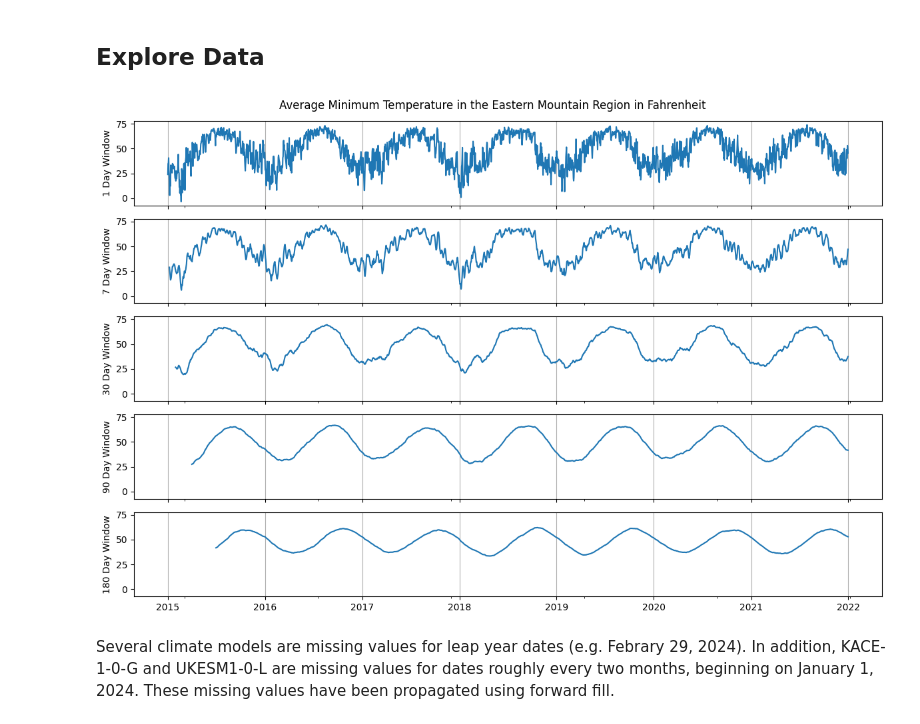
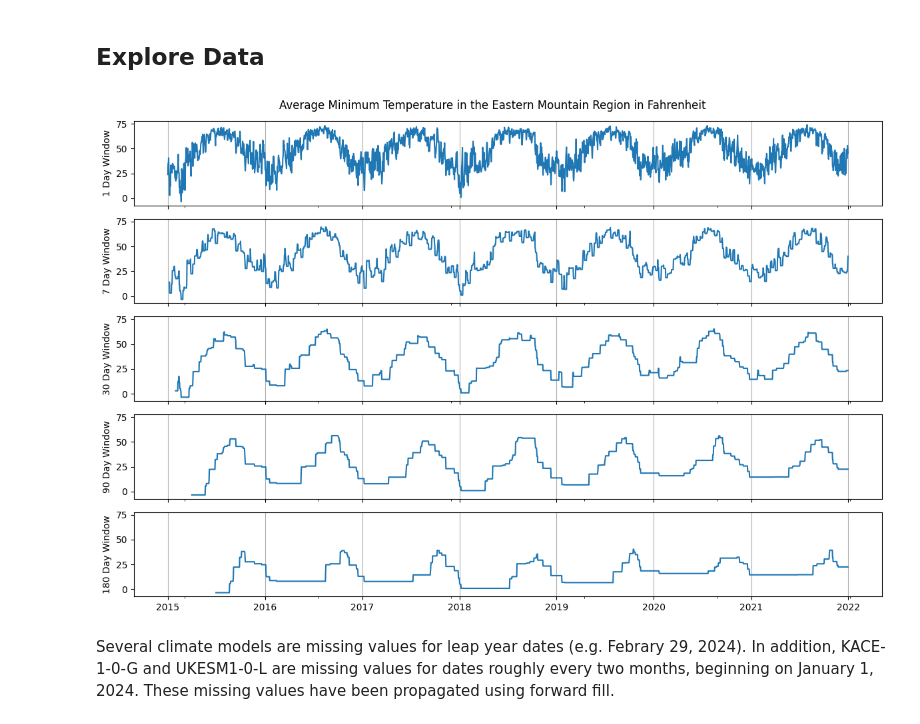
Before and after one commit to FixCarbon/um-mads, a Jupyter notebook: notebooks/train_model.ipynb, the cells around one changed output. Cells and saved outputs as stored; diff of their text form; code cells hidden in the pictures.

```diff
--- a/notebooks/train_model.ipynb
+++ b/notebooks/train_model.ipynb
@@ -334,36 +393,36 @@ data['time'] = pd.to_datetime(data['time'])
 windows = [1, 7, 30, 90, 180]
 
 # Create subplots for each rolling window size
 fig, axs = plt.subplots(
     nrows=len(windows),
     ncols=1,
     figsize=(12, 8),
     sharex=True,
     sharey=True,
     tight_layout=True
 )
 
 # Plot the rolling average for each window size
 for i, window in enumerate(windows):
-    rolling_data = data.set_index('time').rolling(window).mean()
+    rolling_data = data.set_index('time').rolling(window).min()
     rolling_data.plot(ax=axs[i], legend=False)
     axs[i].set_xlabel('')
     axs[i].set_ylabel(f'{window} Day Window')
     axs[i].grid(visible=True, axis='x')
 
 # Set the overall figure title
 fig.suptitle('Average Minimum Temperature in the Eastern Mountain Region in Fahrenheit')
 
 # Center-align the x-axis labels of the last subplot
 axs[-1].tick_params(axis='x', rotation=0)  # Ensure labels are not rotated
 for label in axs[-1].get_xticklabels():
     label.set_horizontalalignment('center')
 
 plt.show()
 
-# fig.savefig('../reports/figures/rolling_average_easternmountain.png')
+fig.savefig('../reports/figures/rolling_average_easternmountain.png')
 # %% [output]
-[figure, old version]
+[figure, new version]
 # %% [markdown]
 Several climate models are missing values for leap year dates (e.g. Febrary 29, 2024). In addition, KACE-1-0-G and UKESM1-0-L are missing values for dates roughly every two months, beginning on January 1, 2024. These missing values have been propagated using forward fill.
 # %%
```
Also changed, not shown: parts of 41 cells of this notebook, 2 other files.
